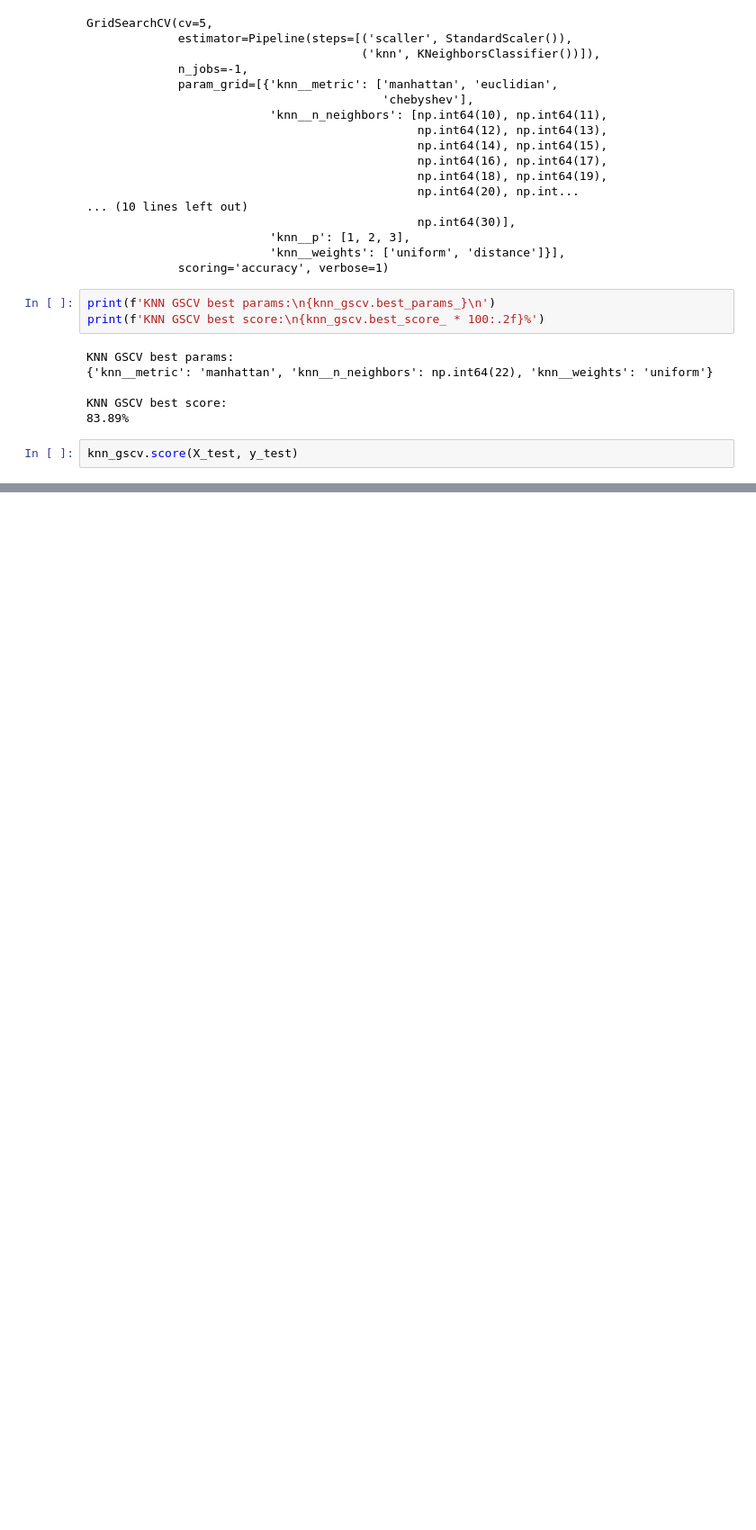
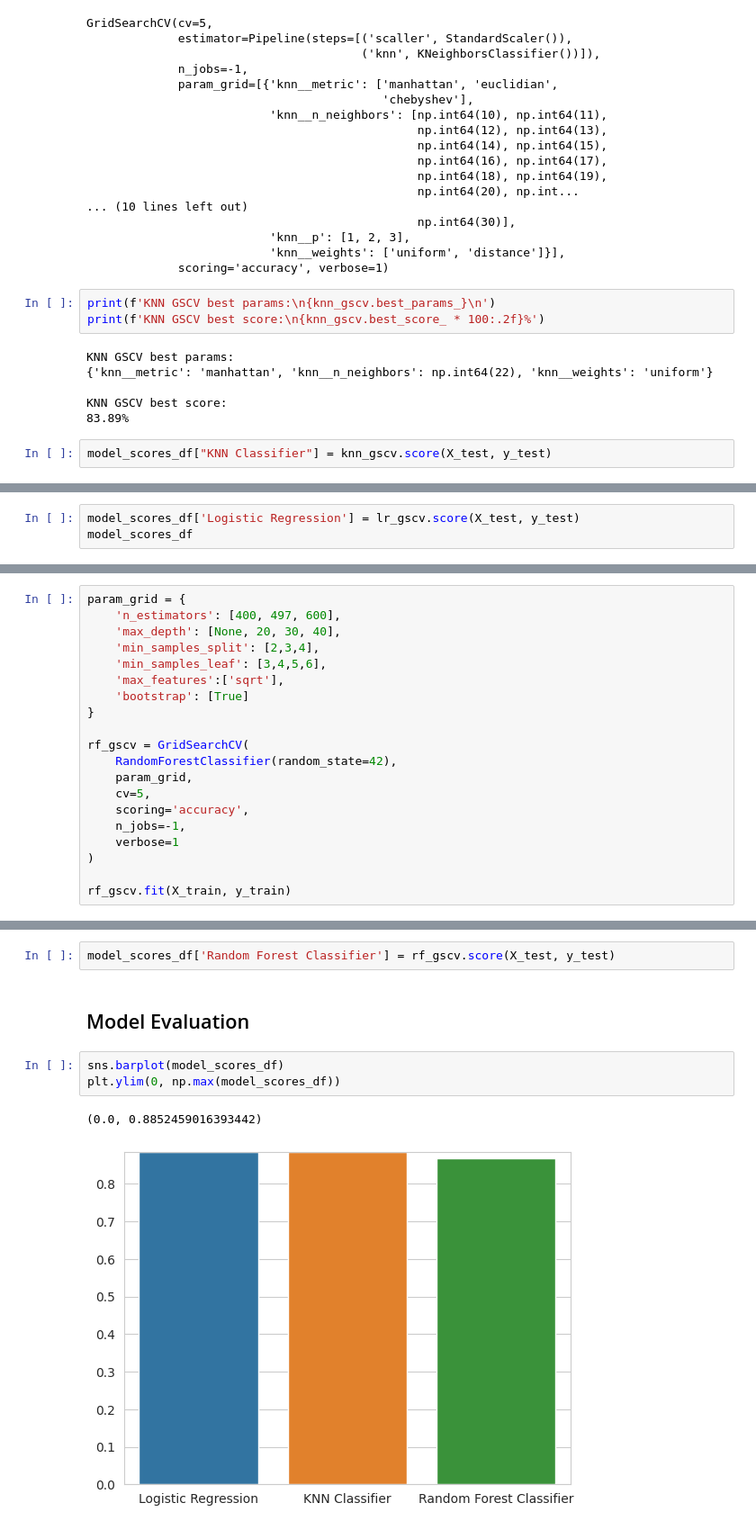
Before and after one commit to azharaul/ds-ml-learning-journey, a Jupyter notebook: projects/project-1-heart-disease-prediction/notebooks/end-to-end-heart-disease-classification.ipynb, the cells around one changed output, grey strips where cells are left out. Shown at 90% size. Saved outputs shown, nothing was run; the diff lists cells and outputs as text; blank space fills up the shorter version.

```diff
--- a/projects/project-1-heart-disease-prediction/notebooks/end-to-end-heart-disease-classification.ipynb
+++ b/projects/project-1-heart-disease-prediction/notebooks/end-to-end-heart-disease-classification.ipynb
@@ -437,4 +438,4 @@ KNN GSCV best params:
 KNN GSCV best score:
 83.89%
 # %%
-knn_gscv.score(X_test, y_test)
+model_scores_df["KNN Classifier"] = knn_gscv.score(X_test, y_test)
@@ -442,0 +552,3 @@ knn_gscv.score(X_test, y_test)
+# %%
+model_scores_df['Logistic Regression'] = lr_gscv.score(X_test, y_test)
+model_scores_df
@@ -442,0 +602,20 @@ knn_gscv.score(X_test, y_test)
+# %%
+param_grid = {
+    'n_estimators': [400, 497, 600],
+    'max_depth': [None, 20, 30, 40],
+    'min_samples_split': [2,3,4],
+    'min_samples_leaf': [3,4,5,6],
+    'max_features':['sqrt'],
+    'bootstrap': [True]
+}
+
+rf_gscv = GridSearchCV(
+    RandomForestClassifier(random_state=42),
+    param_grid,
+    cv=5,
+    scoring='accuracy',
+    n_jobs=-1,
+    verbose=1
+)
+
+rf_gscv.fit(X_train, y_train)
@@ -442,0 +640,10 @@ knn_gscv.score(X_test, y_test)
+# %%
+model_scores_df['Random Forest Classifier'] = rf_gscv.score(X_test, y_test)
+# %% [markdown]
+## Model Evaluation
+# %%
+sns.barplot(model_scores_df)
+plt.ylim(0, np.max(model_scores_df))
+# %% [output]
+(0.0, 0.8852459016393442)
+[figure, added]
```
Also changed, not shown: parts of 16 cells of this notebook.
